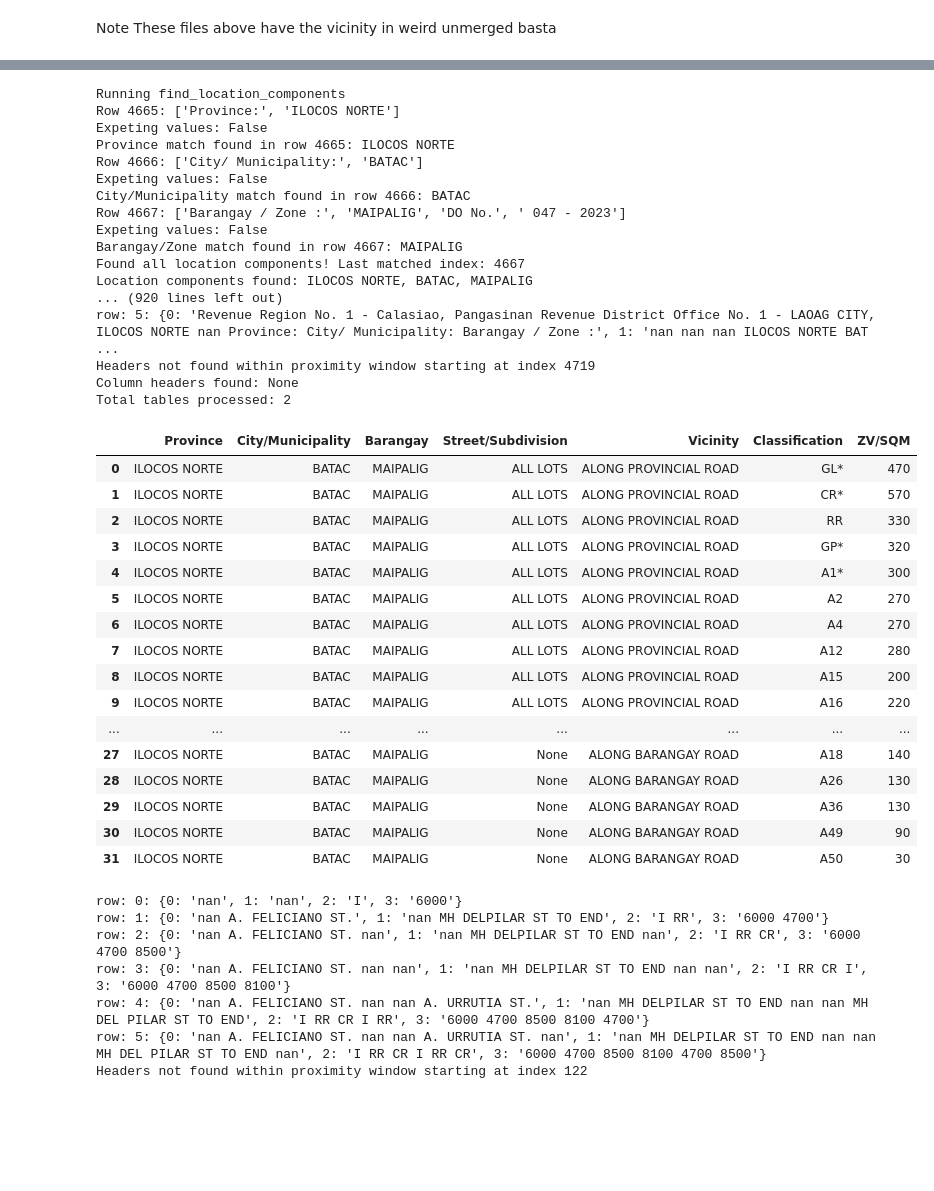
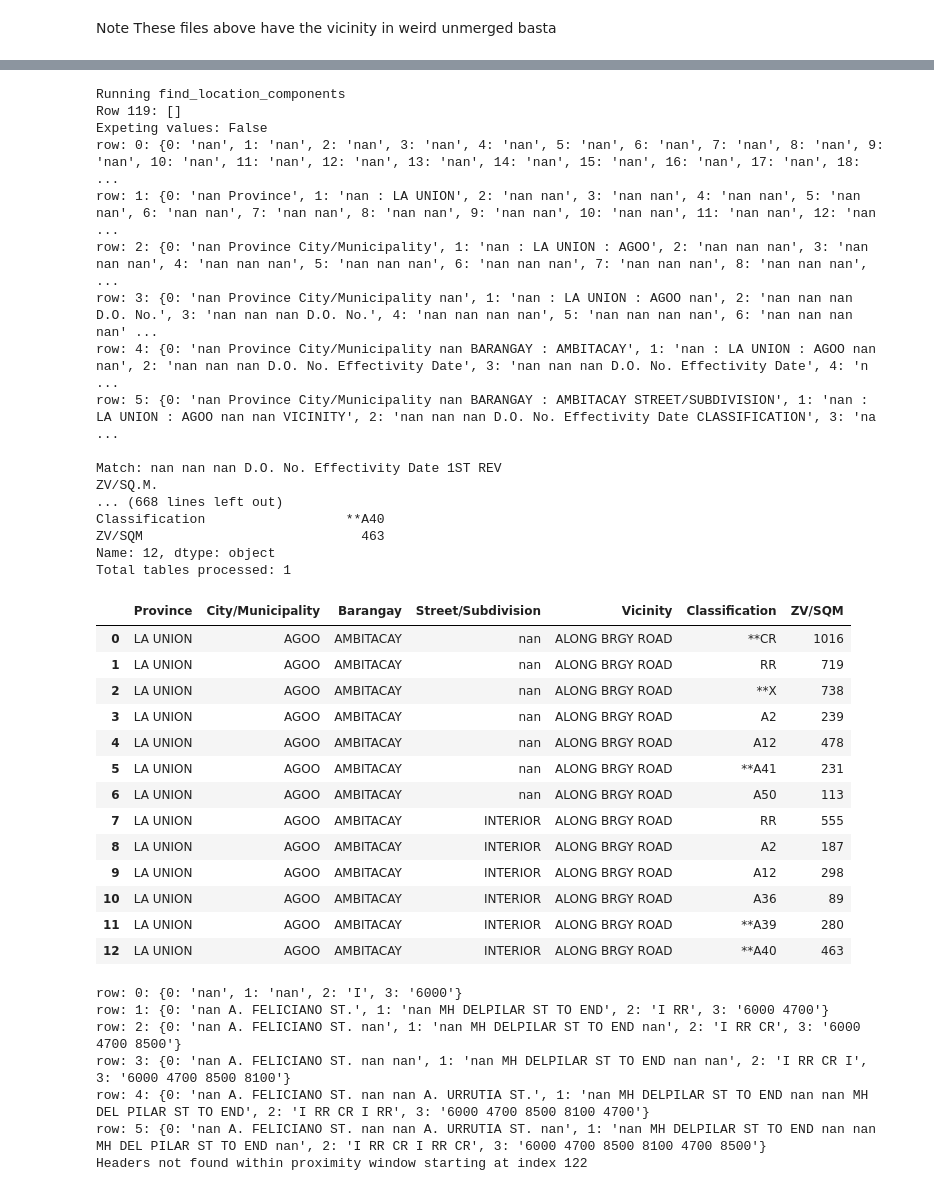
Before and after one commit to lansantuyo/bir-zl-scraping, a Jupyter notebook: Updated Scraper.ipynb, the cells around one changed output, grey strips where cells are left out. Drawn from its saved outputs; the diff is of its cells as text; code cells hidden in the pictures; blank space fills up the shorter version.

Commit message:
trying similar fix for vicinity

```diff
--- a/Updated Scraper.ipynb
+++ b/Updated Scraper.ipynb
@@ -623,6 +623,7 @@ def main(df, debug=False, start=0, end=-1):
         if debug:
             print(f"Column headers found: {header_indices_new}")
 
+        # if we (kinda) confident we have a table
         if found_headers and found_components:
             if current_province_new == current_province:
                 continuation = True
@@ -730,9 +731,11 @@ def main(df, debug=False, start=0, end=-1):
                     index += 1
                     continue
 
-                if pd.isna(col1) or not str(col1).strip():  # Combines both checks more efficiently
+                # Checking for empty col1
+                null_col1 = pd.isna(col1) or not str(col1).strip()
+                if null_col1:
                     if continuation:
-                        col1 = col1_holder if not (pd.isna(col1_holder) or not str(col1_holder).strip()) else prev_col1
+                        col1 = col1_holder if not (pd.isna(col1_holder) or not str(col1_holder).strip()) else prev_col1 # TODO: can try checking prev new_df row instead
                     elif not (pd.isna(col1_holder) or not str(col1_holder).strip()):
                         col1 = col1_holder
                 else:
@@ -746,10 +749,12 @@ def main(df, debug=False, start=0, end=-1):
                     is_all_other = False
 
                 # Check if 'vicinity' is null or empty
-                null_vicinity = pd.isnull(vicinity) or str(vicinity).strip() == ''
-
+                null_vicinity = pd.isna(vicinity) or not str(vicinity).strip()
                 if null_vicinity:
-                    vicinity = vicinity_holder
+                    if continuation:
+                        vicinity = vicinity_holder if not (pd.isna(vicinity_holder) or not str(vicinity_holder).strip()) else prev_vicinity
+                    elif not (pd.isna(vicinity_holder) or not str(vicinity_holder).strip()):
+                        vicinity = vicinity_holder
                 else:
                     vicinity_holder = vicinity
 
@@ -793,6 +798,7 @@ def main(df, debug=False, start=0, end=-1):
                 prev_classification = classification
                 prev_zvsqm = zv
 
+                print(new_df.loc[len(new_df)-1])
                 index += 1
                 age = 0
             continue  # Proceed to next iteration of the main loop
@@ -880,7 +886,7 @@ Updated_RDO No. 63 - Calapan City,  Oriental Mindoro
 # %% [markdown]
 Note These files above have the vicinity in weird unmerged basta
 # %%
-file = 'RDO No. 1 - Laoag City, Ilocos Norte.xls'
+file = 'RDO No. 3 - San Fernando City, La Union.xls'
 test = pd.ExcelFile(f"data/{file}")
 
 sheet_names = sorted([name for name in test.sheet_names if name.strip().lower().startswith('sheet')], key=lambda name: int(re.search(r'\d+', name).group()))
@@ -897,41 +915,38 @@ df.iloc[4671]
 Name: 4671, dtype: object
 # %%
-main(df, debug=True, start=4665, end=4720)
+main(df, debug=True, start=119, end=140)
 # %% [output]
 Running find_location_components
-Row 4665: ['Province:', 'ILOCOS NORTE']
+Row 119: []
 Expeting values: False
-Province match found in row 4665: ILOCOS NORTE
-Row 4666: ['City/ Municipality:', 'BATAC']
-Expeting values: False
-City/Municipality match found in row 4666: BATAC
-Row 4667: ['Barangay / Zone :', 'MAIPALIG', 'DO No.', ' 047 - 2023']
-Expeting values: False
-Barangay/Zone match found in row 4667: MAIPALIG
-Found all location components! Last matched index: 4667
-Location components found: ILOCOS NORTE, BATAC, MAIPALIG
-... (920 lines left out)
-row: 5: {0: 'Revenue Region No. 1 - Calasiao, Pangasinan Revenue District Office No. 1 - LAOAG CITY, ILOCOS NORTE nan Province: City/ Municipality: Barangay / Zone :', 1: 'nan nan nan ILOCOS NORTE BAT ...
-Headers not found within proximity window starting at index 4719
-Column headers found: None
-Total tables processed: 2
+row: 0: {0: 'nan', 1: 'nan', 2: 'nan', 3: 'nan', 4: 'nan', 5: 'nan', 6: 'nan', 7: 'nan', 8: 'nan', 9: 'nan', 10: 'nan', 11: 'nan', 12: 'nan', 13: 'nan', 14: 'nan', 15: 'nan', 16: 'nan', 17: 'nan', 18: ...
+row: 1: {0: 'nan Province', 1: 'nan : LA UNION', 2: 'nan nan', 3: 'nan nan', 4: 'nan nan', 5: 'nan nan', 6: 'nan nan', 7: 'nan nan', 8: 'nan nan', 9: 'nan nan', 10: 'nan nan', 11: 'nan nan', 12: 'nan  ...
+row: 2: {0: 'nan Province City/Municipality', 1: 'nan : LA UNION : AGOO', 2: 'nan nan nan', 3: 'nan nan nan', 4: 'nan nan nan', 5: 'nan nan nan', 6: 'nan nan nan', 7: 'nan nan nan', 8: 'nan nan nan',  ...
+row: 3: {0: 'nan Province City/Municipality nan', 1: 'nan : LA UNION : AGOO nan', 2: 'nan nan nan D.O. No.', 3: 'nan nan nan D.O. No.', 4: 'nan nan nan nan', 5: 'nan nan nan nan', 6: 'nan nan nan nan' ...
+row: 4: {0: 'nan Province City/Municipality nan BARANGAY : AMBITACAY', 1: 'nan : LA UNION : AGOO nan nan', 2: 'nan nan nan D.O. No. Effectivity Date', 3: 'nan nan nan D.O. No. Effectivity Date', 4: 'n ...
+row: 5: {0: 'nan Province City/Municipality nan BARANGAY : AMBITACAY STREET/SUBDIVISION', 1: 'nan : LA UNION : AGOO nan nan VICINITY', 2: 'nan nan nan D.O. No. Effectivity Date CLASSIFICATION', 3: 'na ...
+
+Match: nan nan nan D.O. No. Effectivity Date 1ST REV
+ZV/SQ.M.
+... (668 lines left out)
+Classification                  **A40
+ZV/SQM                            463
+Name: 12, dtype: object
+Total tables processed: 1
 |  | Province | City/Municipality | Barangay | Street/Subdivision | Vicinity | Classification | ZV/SQM |
-| 0 | ILOCOS NORTE | BATAC | MAIPALIG | ALL LOTS | ALONG PROVINCIAL ROAD | GL* | 470 |
-| 1 | ILOCOS NORTE | BATAC | MAIPALIG | ALL LOTS | ALONG PROVINCIAL ROAD | CR* | 570 |
-| 2 | ILOCOS NORTE | BATAC | MAIPALIG | ALL LOTS | ALONG PROVINCIAL ROAD | RR | 330 |
-| 3 | ILOCOS NORTE | BATAC | MAIPALIG | ALL LOTS | ALONG PROVINCIAL ROAD | GP* | 320 |
-| 4 | ILOCOS NORTE | BATAC | MAIPALIG | ALL LOTS | ALONG PROVINCIAL ROAD | A1* | 300 |
-| 5 | ILOCOS NORTE | BATAC | MAIPALIG | ALL LOTS | ALONG PROVINCIAL ROAD | A2 | 270 |
-| 6 | ILOCOS NORTE | BATAC | MAIPALIG | ALL LOTS | ALONG PROVINCIAL ROAD | A4 | 270 |
-| 7 | ILOCOS NORTE | BATAC | MAIPALIG | ALL LOTS | ALONG PROVINCIAL ROAD | A12 | 280 |
-| 8 | ILOCOS NORTE | BATAC | MAIPALIG | ALL LOTS | ALONG PROVINCIAL ROAD | A15 | 200 |
-| 9 | ILOCOS NORTE | BATAC | MAIPALIG | ALL LOTS | ALONG PROVINCIAL ROAD | A16 | 220 |
-| ... | ... | ... | ... | ... | ... | ... | ... |
-| 27 | ILOCOS NORTE | BATAC | MAIPALIG | None | ALONG BARANGAY ROAD | A18 | 140 |
-| 28 | ILOCOS NORTE | BATAC | MAIPALIG | None | ALONG BARANGAY ROAD | A26 | 130 |
-| 29 | ILOCOS NORTE | BATAC | MAIPALIG | None | ALONG BARANGAY ROAD | A36 | 130 |
-| 30 | ILOCOS NORTE | BATAC | MAIPALIG | None | ALONG BARANGAY ROAD | A49 | 90 |
-| 31 | ILOCOS NORTE | BATAC | MAIPALIG | None | ALONG BARANGAY ROAD | A50 | 30 |
+| 0 | LA UNION | AGOO | AMBITACAY | nan | ALONG BRGY ROAD | **CR | 1016 |
+| 1 | LA UNION | AGOO | AMBITACAY | nan | ALONG BRGY ROAD | RR | 719 |
+| 2 | LA UNION | AGOO | AMBITACAY | nan | ALONG BRGY ROAD | **X | 738 |
+| 3 | LA UNION | AGOO | AMBITACAY | nan | ALONG BRGY ROAD | A2 | 239 |
+| 4 | LA UNION | AGOO | AMBITACAY | nan | ALONG BRGY ROAD | A12 | 478 |
+| 5 | LA UNION | AGOO | AMBITACAY | nan | ALONG BRGY ROAD | **A41 | 231 |
+| 6 | LA UNION | AGOO | AMBITACAY | nan | ALONG BRGY ROAD | A50 | 113 |
+| 7 | LA UNION | AGOO | AMBITACAY | INTERIOR | ALONG BRGY ROAD | RR | 555 |
+| 8 | LA UNION | AGOO | AMBITACAY | INTERIOR | ALONG BRGY ROAD | A2 | 187 |
+| 9 | LA UNION | AGOO | AMBITACAY | INTERIOR | ALONG BRGY ROAD | A12 | 298 |
+| 10 | LA UNION | AGOO | AMBITACAY | INTERIOR | ALONG BRGY ROAD | A36 | 89 |
+| 11 | LA UNION | AGOO | AMBITACAY | INTERIOR | ALONG BRGY ROAD | **A39 | 280 |
+| 12 | LA UNION | AGOO | AMBITACAY | INTERIOR | ALONG BRGY ROAD | **A40 | 463 |
 # %%
 find_column_headers(df, 122, debug=True)
 # %% [output]
```
Also changed, not shown: parts of 2 cells of this notebook.
